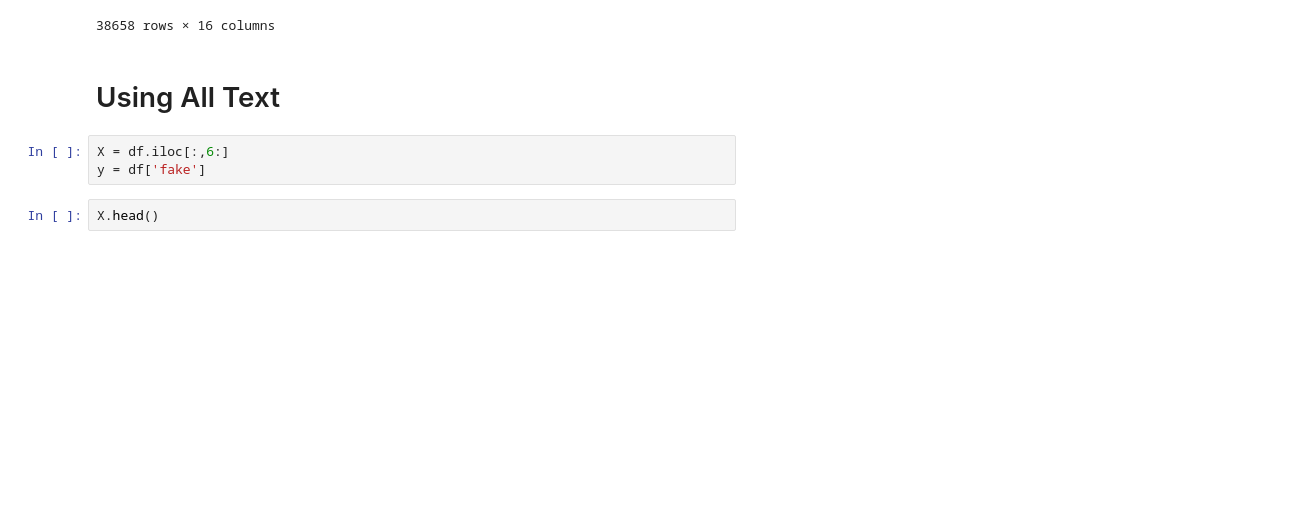
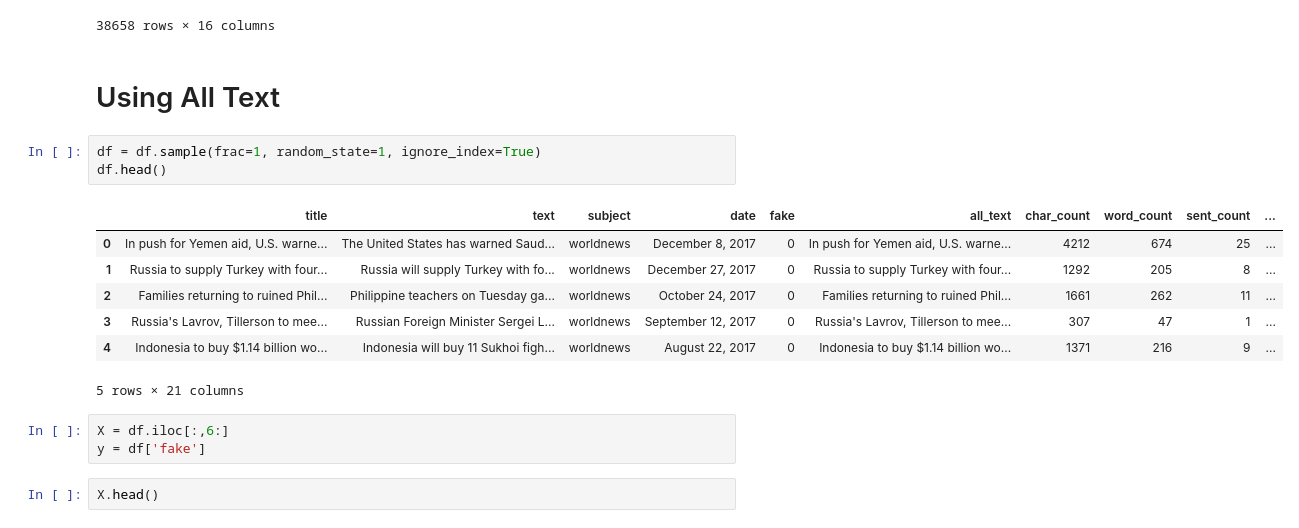
Before and after one commit to Jiawei19/BT4222, a Jupyter notebook: jiawei.ipynb, the cells around one changed output. Saved outputs shown, nothing was run; the diff lists cells and outputs as text; blank space fills up the shorter version.

```diff
--- a/jiawei.ipynb
+++ b/jiawei.ipynb
@@ -477,6 +485,17 @@ df2.iloc[:,2:]
 38658 rows × 16 columns
 # %% [markdown]
 # Using All Text
+# %%
+df = df.sample(frac=1, random_state=1, ignore_index=True)
+df.head()
+# %% [output]
+|  | title | text | subject | date | fake | all_text | char_count | word_count | sent_count | ... |
+| 0 | In push for Yemen aid, U.S. warne... | The United States has warned Saud... | worldnews | December 8, 2017 | 0 | In push for Yemen aid, U.S. warne... | 4212 | 674 | 25 | ... |
+| 1 | Russia to supply Turkey with four... | Russia will supply Turkey with fo... | worldnews | December 27, 2017 | 0 | Russia to supply Turkey with four... | 1292 | 205 | 8 | ... |
+| 2 | Families returning to ruined Phil... | Philippine teachers on Tuesday ga... | worldnews | October 24, 2017 | 0 | Families returning to ruined Phil... | 1661 | 262 | 11 | ... |
+| 3 | Russia's Lavrov, Tillerson to mee... | Russian Foreign Minister Sergei L... | worldnews | September 12, 2017 | 0 | Russia's Lavrov, Tillerson to mee... | 307 | 47 | 1 | ... |
+| 4 | Indonesia to buy $1.14 billion wo... | Indonesia will buy 11 Sukhoi figh... | worldnews | August 22, 2017 | 0 | Indonesia to buy $1.14 billion wo... | 1371 | 216 | 9 | ... |
+5 rows × 21 columns
 # %%
 X = df.iloc[:,6:]
 y = df['fake']
```
Also changed, not shown: parts of 100 cells of this notebook.
